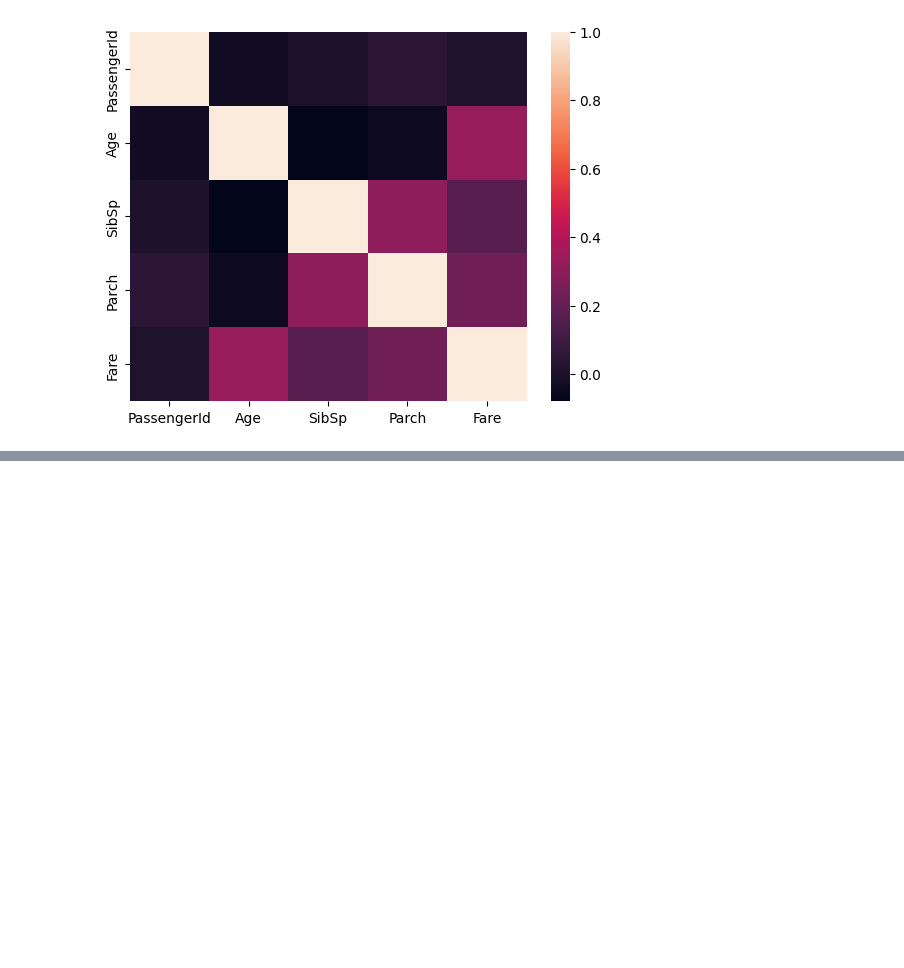
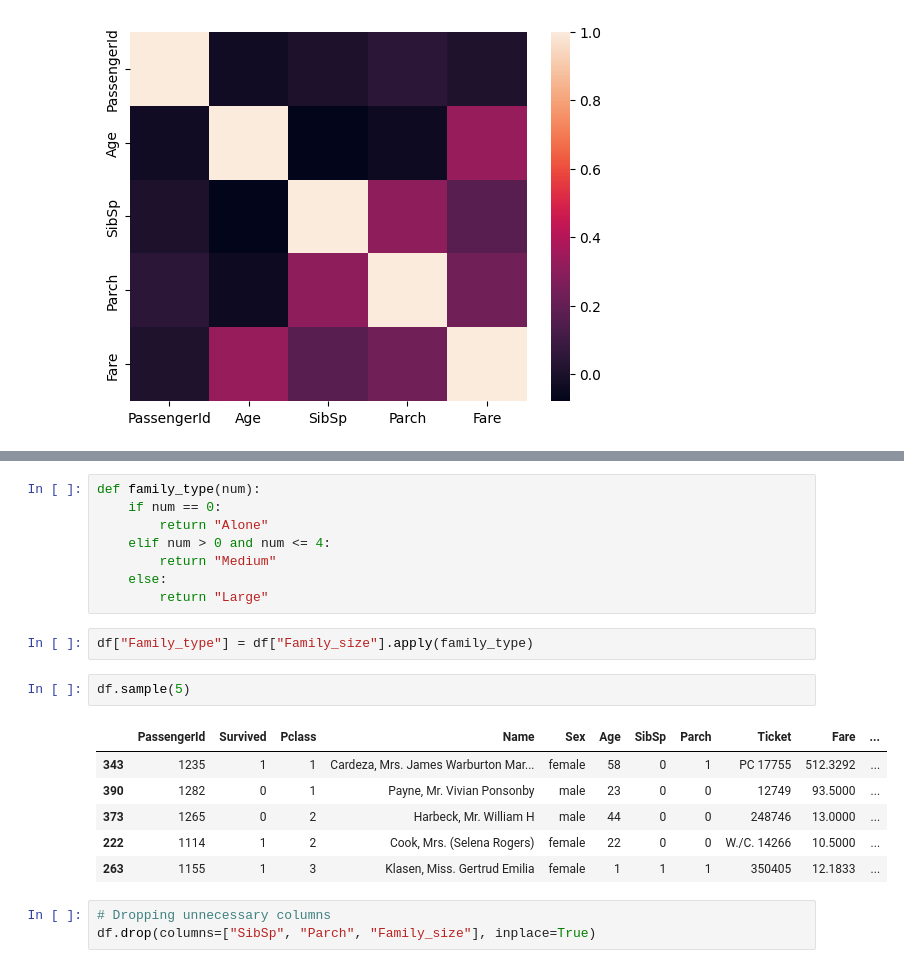
Before and after one commit to Shiv-kumar-behera/Data-Analysis, a Jupyter notebook: Data_Analysis_on_Titanic_Dataset/Untitled.ipynb, the cells around one changed output, grey strips where cells are left out. Drawn from its saved outputs; the diff is of its cells as text; blank space fills up the shorter version.

```diff
--- a/Data_Analysis_on_Titanic_Dataset/Untitled.ipynb
+++ b/Data_Analysis_on_Titanic_Dataset/Untitled.ipynb
@@ -405,0 +422,22 @@ sns.heatmap(df.corr(numeric_only=True))
+# %%
+def family_type(num):
+    if num == 0:
+        return "Alone"
+    elif num > 0 and num <= 4:
+        return "Medium"
+    else:
+        return "Large"
+# %%
+df["Family_type"] = df["Family_size"].apply(family_type)
+# %%
+df.sample(5)
+# %% [output]
+|  | PassengerId | Survived | Pclass | Name | Sex | Age | SibSp | Parch | Ticket | Fare | ... |
+| 343 | 1235 | 1 | 1 | Cardeza, Mrs. James Warburton Mar... | female | 58 | 0 | 1 | PC 17755 | 512.3292 | ... |
+| 390 | 1282 | 0 | 1 | Payne, Mr. Vivian Ponsonby | male | 23 | 0 | 0 | 12749 | 93.5000 | ... |
+| 373 | 1265 | 0 | 2 | Harbeck, Mr. William H | male | 44 | 0 | 0 | 248746 | 13.0000 | ... |
+| 222 | 1114 | 1 | 2 | Cook, Mrs. (Selena Rogers) | female | 22 | 0 | 0 | W./C. 14266 | 10.5000 | ... |
+| 263 | 1155 | 1 | 3 | Klasen, Miss. Gertrud Emilia | female | 1 | 1 | 1 | 350405 | 12.1833 | ... |
+# %%
+# Dropping unnecessary columns
+df.drop(columns=["SibSp", "Parch", "Family_size"], inplace=True)
```
Also changed, not shown: parts of 9 cells of this notebook, 3 other files.
